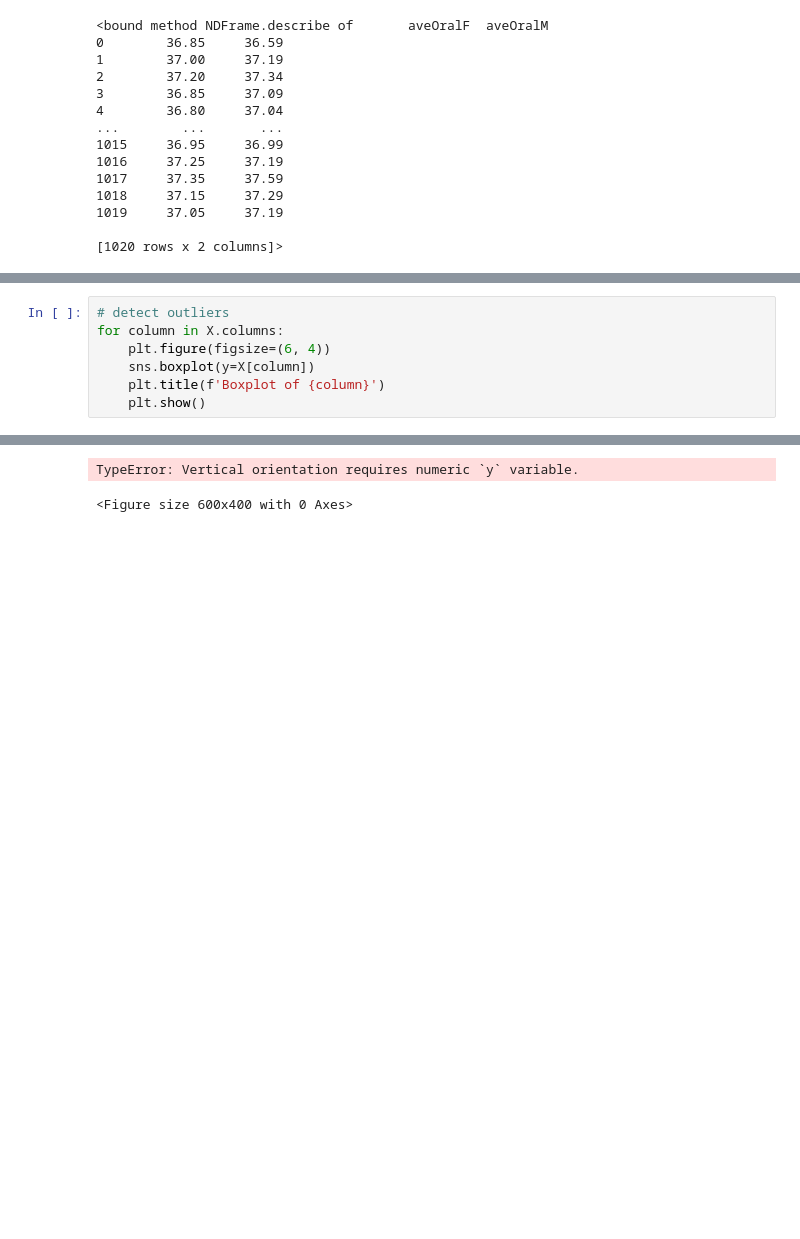
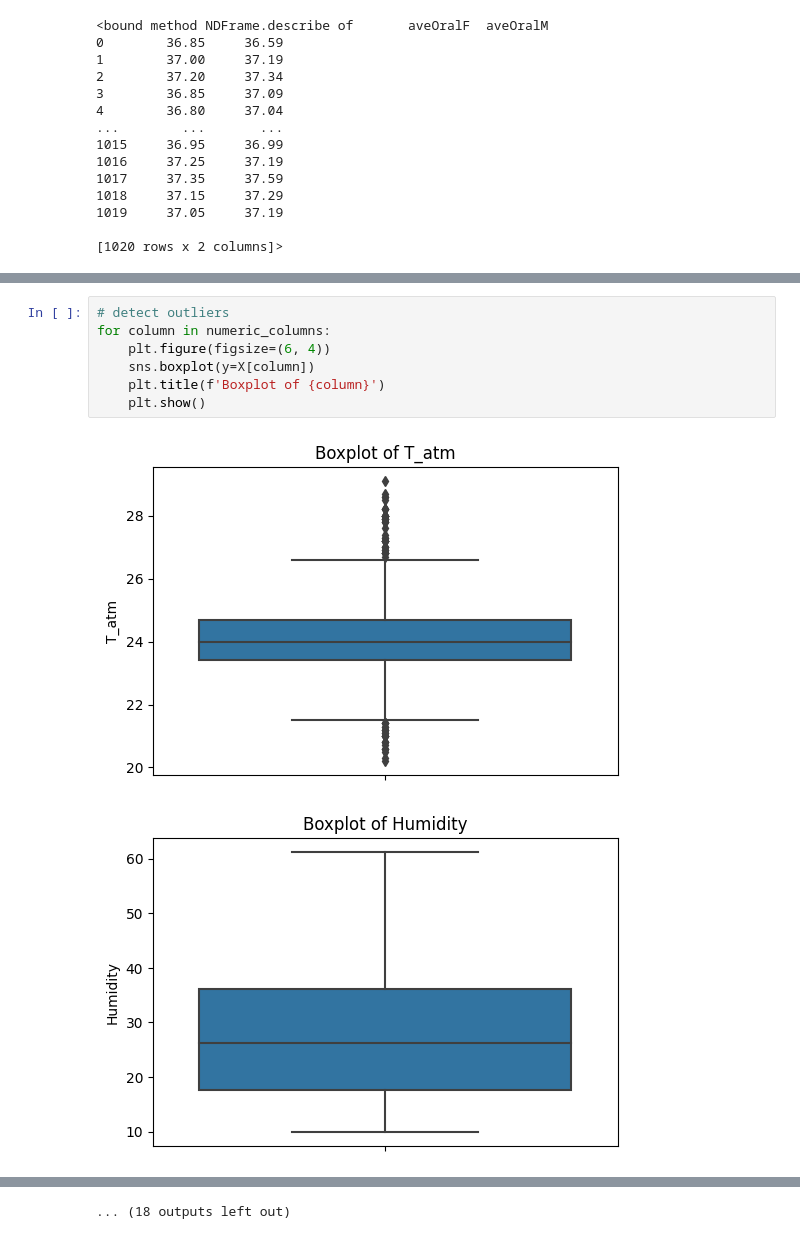
Before and after one commit to OmniControll/ETL-Process-To-Cloud-DWH, a Jupyter notebook: Infrared_temp_notebook.ipynb, the cells around one changed output, grey strips where cells are left out. Saved outputs shown, nothing was run; the diff lists cells and outputs as text; blank space fills up the shorter version.

```diff
--- a/Infrared_temp_notebook.ipynb
+++ b/Infrared_temp_notebook.ipynb
@@ -174,8 +195,10 @@ plt.show()
 # %%
 # detect outliers
-for column in X.columns:
+for column in numeric_columns:
     plt.figure(figsize=(6, 4))
     sns.boxplot(y=X[column])
     plt.title(f'Boxplot of {column}')
     plt.show()
 # %% [output]
+[figure, added]
+[figure, added]
@@ -182,2 +215 @@ for column in X.columns:
-TypeError: Vertical orientation requires numeric `y` variable.
+... (18 outputs left out)
-<Figure size 600x400 with 0 Axes>
```
Also changed, not shown: parts of 5 cells of this notebook.
